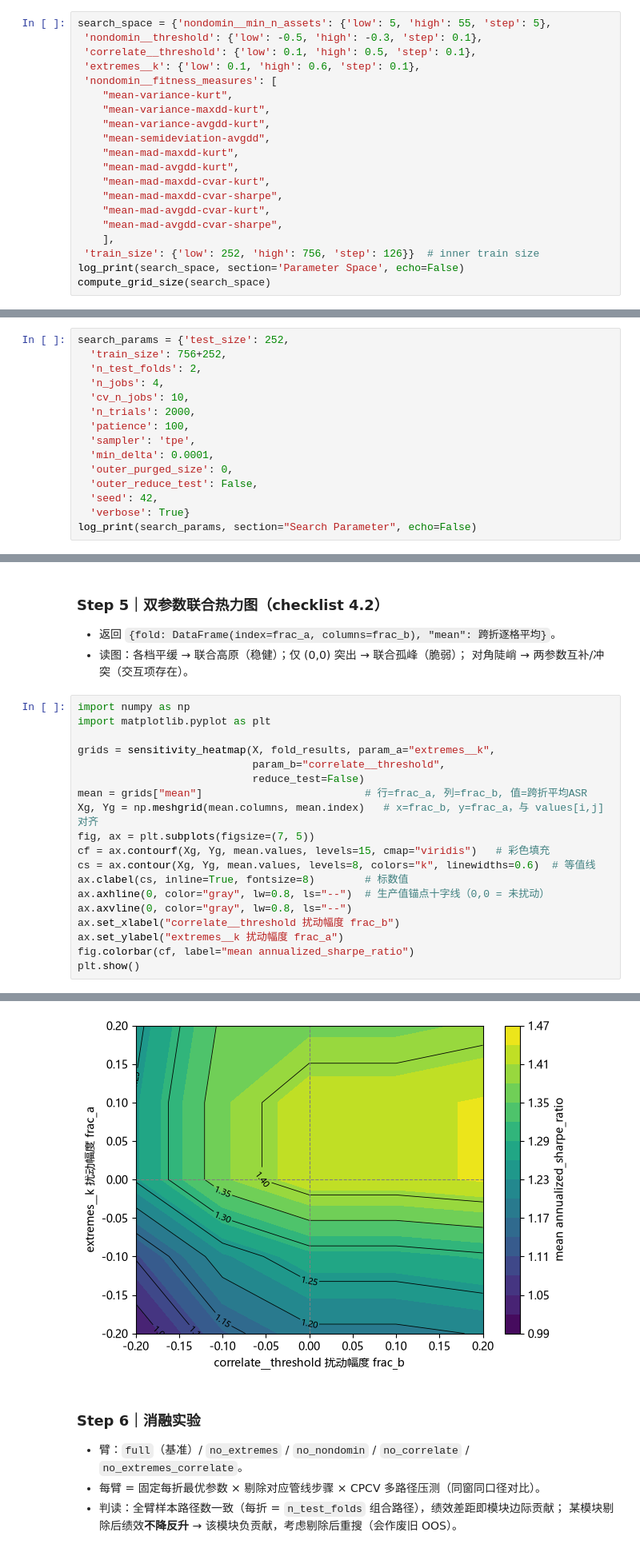
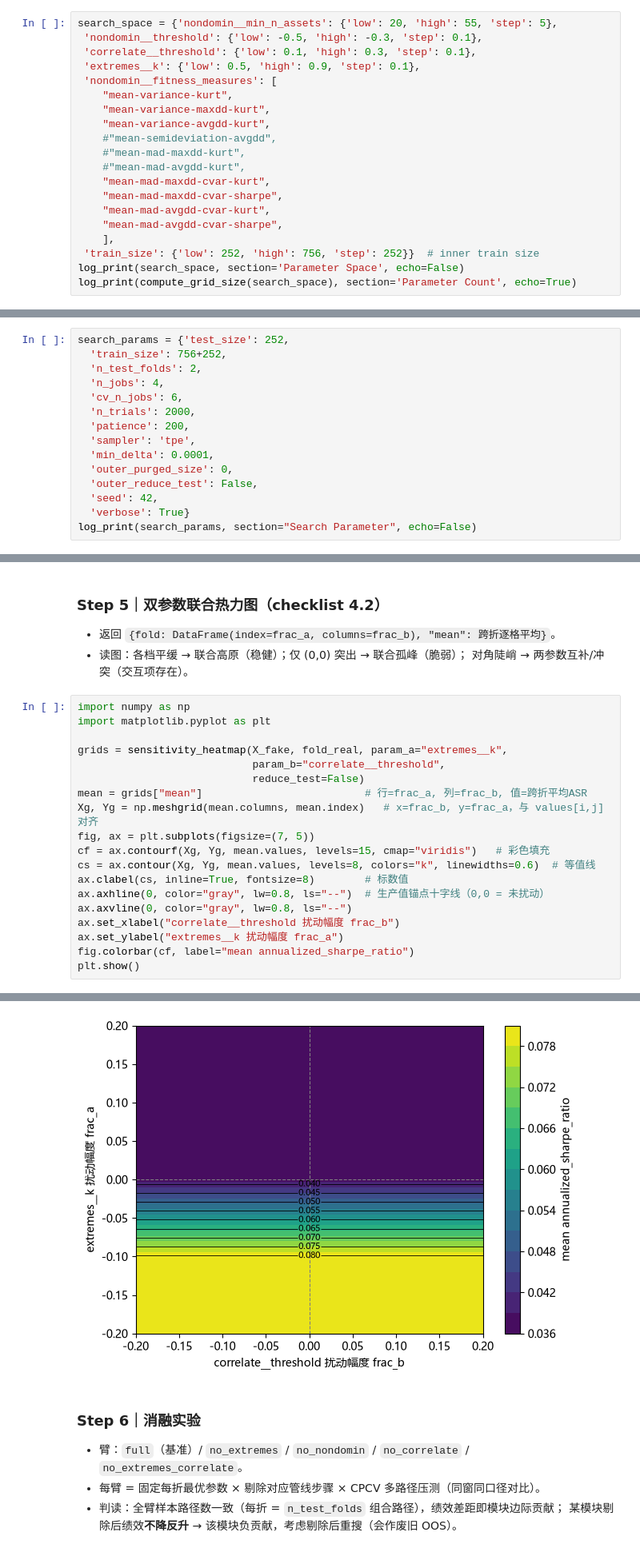
Before and after one commit to wang-jinghui/machine-learning-for-trading, a Jupyter notebook: case_studies/lazy_trading/WF+CPCV+PS_252.ipynb, the cells around one changed output, grey strips where cells are left out. Shown at 80% size. Drawn from its saved outputs; the diff is of its cells as text.

```diff
--- a/case_studies/lazy_trading/WF+CPCV+PS_252.ipynb
+++ b/case_studies/lazy_trading/WF+CPCV+PS_252.ipynb
@@ -82,23 +82,23 @@ from wf_cpcv_ablation import ablate
 log_print("mean(Annualized Sharpe Ratio)/2 - mean(MAXDD) + mean(SKEW)", section='Ojective', echo=False)
 log_print(build_pipeline_src(), section="Model Pipeline", echo=False)
 # %%
-search_space = {'nondomin__min_n_assets': {'low': 5, 'high': 55, 'step': 5},
+search_space = {'nondomin__min_n_assets': {'low': 20, 'high': 55, 'step': 5},
  'nondomin__threshold': {'low': -0.5, 'high': -0.3, 'step': 0.1},
- 'correlate__threshold': {'low': 0.1, 'high': 0.5, 'step': 0.1},
- 'extremes__k': {'low': 0.1, 'high': 0.6, 'step': 0.1},
+ 'correlate__threshold': {'low': 0.1, 'high': 0.3, 'step': 0.1},
+ 'extremes__k': {'low': 0.5, 'high': 0.9, 'step': 0.1},
  'nondomin__fitness_measures': [
     "mean-variance-kurt",
     "mean-variance-maxdd-kurt",
     "mean-variance-avgdd-kurt",
-    "mean-semideviation-avgdd",
-    "mean-mad-maxdd-kurt",
-    "mean-mad-avgdd-kurt",
+    #"mean-semideviation-avgdd",
+    #"mean-mad-maxdd-kurt",
+    #"mean-mad-avgdd-kurt",
     "mean-mad-maxdd-cvar-kurt",
     "mean-mad-maxdd-cvar-sharpe",
     "mean-mad-avgdd-cvar-kurt",
     "mean-mad-avgdd-cvar-sharpe",
     ],
- 'train_size': {'low': 252, 'high': 756, 'step': 126}}  # inner train size
+ 'train_size': {'low': 252, 'high': 756, 'step': 252}}  # inner train size
 log_print(search_space, section='Parameter Space', echo=False)
-compute_grid_size(search_space)
+log_print(compute_grid_size(search_space), section='Parameter Count', echo=True)
 # %% [output]
@@ -108,9 +108,9 @@ search_params = {'test_size': 252,
   'train_size': 756+252,
   'n_test_folds': 2,
   'n_jobs': 4,
-  'cv_n_jobs': 10,
+  'cv_n_jobs': 6,
   'n_trials': 2000,
-  'patience': 100,
+  'patience': 200,
   'sampler': 'tpe',
   'min_delta': 0.0001,
   'outer_purged_size': 0,
@@ -340,30 +378,30 @@ plt.show()
 # %%
 import numpy as np
 import matplotlib.pyplot as plt
 
-grids = sensitivity_heatmap(X, fold_results, param_a="extremes__k",
+grids = sensitivity_heatmap(X_fake, fold_real, param_a="extremes__k",
                             param_b="correlate__threshold",
                             reduce_test=False)
 mean = grids["mean"]                          # 行=frac_a, 列=frac_b, 值=跨折平均ASR
 Xg, Yg = np.meshgrid(mean.columns, mean.index)   # x=frac_b, y=frac_a，与 values[i,j] 对齐
 fig, ax = plt.subplots(figsize=(7, 5))
 cf = ax.contourf(Xg, Yg, mean.values, levels=15, cmap="viridis")   # 彩色填充
 cs = ax.contour(Xg, Yg, mean.values, levels=8, colors="k", linewidths=0.6)  # 等值线
 ax.clabel(cs, inline=True, fontsize=8)        # 标数值
 ax.axhline(0, color="gray", lw=0.8, ls="--")  # 生产值锚点十字线（0,0 = 未扰动）
 ax.axvline(0, color="gray", lw=0.8, ls="--")
 ax.set_xlabel("correlate__threshold 扰动幅度 frac_b")
 ax.set_ylabel("extremes__k 扰动幅度 frac_a")
 fig.colorbar(cf, label="mean annualized_sharpe_ratio")
 plt.show()
 # %% [output]
 Fold 0: extremes__k×correlate__threshold 热力图 (5×5) 完成
 Fold 1: extremes__k×correlate__threshold 热力图 (5×5) 完成
 Fold 2: extremes__k×correlate__threshold 热力图 (5×5) 完成
 Fold 3: extremes__k×correlate__threshold 热力图 (5×5) 完成
 Fold 4: extremes__k×correlate__threshold 热力图 (5×5) 完成
 Fold 5: extremes__k×correlate__threshold 热力图 (5×5) 完成
-[figure, old version]
+[figure, new version]
 # %% [markdown]
 ### Step 6｜消融实验
 
```
Also changed, not shown: parts of 36 cells of this notebook.
